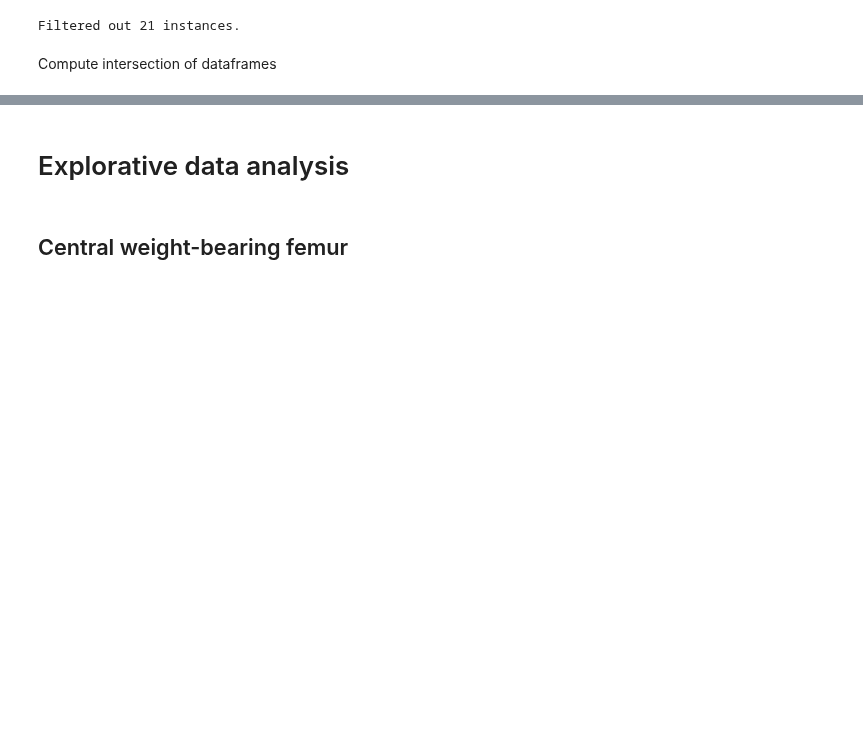
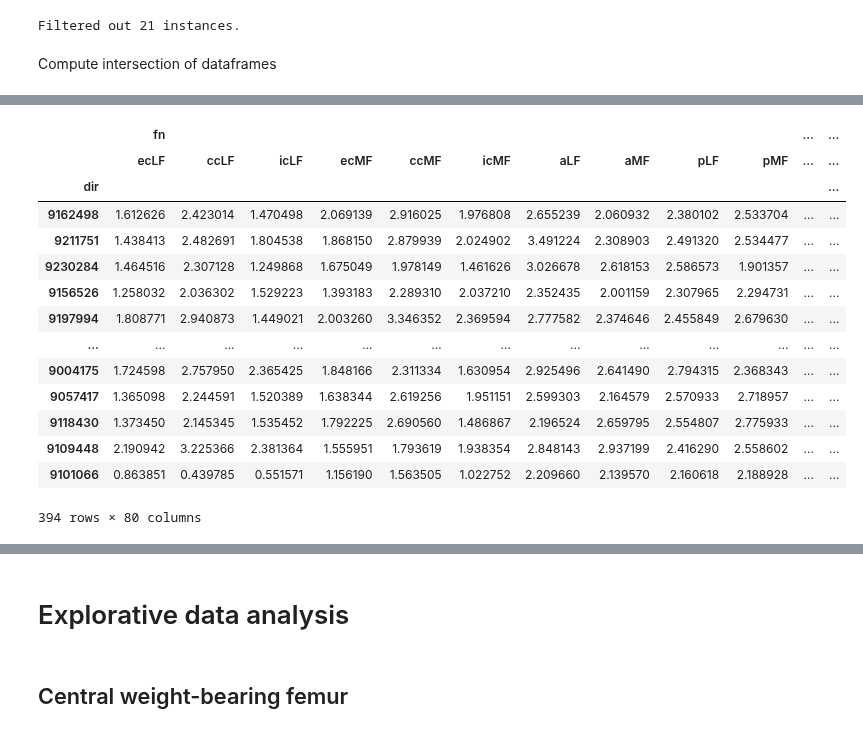
Before and after one commit to swestfechtel/knorpel_v2, a Jupyter notebook: stat_tests.ipynb, the cells around one changed output, grey strips where cells are left out. Saved outputs shown, nothing was run; the diff lists cells and outputs as text; code cells hidden in the pictures; blank space fills up the shorter version.

```diff
--- a/stat_tests.ipynb
+++ b/stat_tests.ipynb
@@ -111,0 +228,23 @@ assert fn.shape == fv.shape == m.shape == s.shape
+# %%
+tmp1 = fn[all_cols].join(fv[all_cols], lsuffix="_fn", rsuffix="_fv")
+tmp2 = m[all_cols].join(s[all_cols], lsuffix="_mm", rsuffix="_ss")
+tmp = tmp1.join(tmp2)
+tmp.columns = pd.MultiIndex.from_tuples([(x[-2:], x[:-3]) for x in tmp.columns])
+tmp.to_csv(f'{result_dir}/test.csv', index=False, index_label=False)
+tmp
+# %% [output]
+|  | fn |  |  |  |  |  |  |  |  |  | ... | ... |
+|  | ecLF | ccLF | icLF | ecMF | ccMF | icMF | aLF | aMF | pLF | pMF | ... | ... |
+| dir |  |  |  |  |  |  |  |  |  |  |  | ... |
+| 9162498 | 1.612626 | 2.423014 | 1.470498 | 2.069139 | 2.916025 | 1.976808 | 2.655239 | 2.060932 | 2.380102 | 2.533704 | ... | ... |
+| 9211751 | 1.438413 | 2.482691 | 1.804538 | 1.868150 | 2.879939 | 2.024902 | 3.491224 | 2.308903 | 2.491320 | 2.534477 | ... | ... |
+| 9230284 | 1.464516 | 2.307128 | 1.249868 | 1.675049 | 1.978149 | 1.461626 | 3.026678 | 2.618153 | 2.586573 | 1.901357 | ... | ... |
+| 9156526 | 1.258032 | 2.036302 | 1.529223 | 1.393183 | 2.289310 | 2.037210 | 2.352435 | 2.001159 | 2.307965 | 2.294731 | ... | ... |
+| 9197994 | 1.808771 | 2.940873 | 1.449021 | 2.003260 | 3.346352 | 2.369594 | 2.777582 | 2.374646 | 2.455849 | 2.679630 | ... | ... |
+| ... | ... | ... | ... | ... | ... | ... | ... | ... | ... | ... | ... | ... |
+| 9004175 | 1.724598 | 2.757950 | 2.365425 | 1.848166 | 2.311334 | 1.630954 | 2.925496 | 2.641490 | 2.794315 | 2.368343 | ... | ... |
+| 9057417 | 1.365098 | 2.244591 | 1.520389 | 1.638344 | 2.619256 | 1.951151 | 2.599303 | 2.164579 | 2.570933 | 2.718957 | ... | ... |
+| 9118430 | 1.373450 | 2.145345 | 1.535452 | 1.792225 | 2.690560 | 1.486867 | 2.196524 | 2.659795 | 2.554807 | 2.775933 | ... | ... |
+| 9109448 | 2.190942 | 3.225366 | 2.381364 | 1.555951 | 1.793619 | 1.938354 | 2.848143 | 2.937199 | 2.416290 | 2.558602 | ... | ... |
+| 9101066 | 0.863851 | 0.439785 | 0.551571 | 1.156190 | 1.563505 | 1.022752 | 2.209660 | 2.139570 | 2.160618 | 2.188928 | ... | ... |
+394 rows × 80 columns
```
Also changed, not shown: parts of 34 cells of this notebook, 9 other files.
